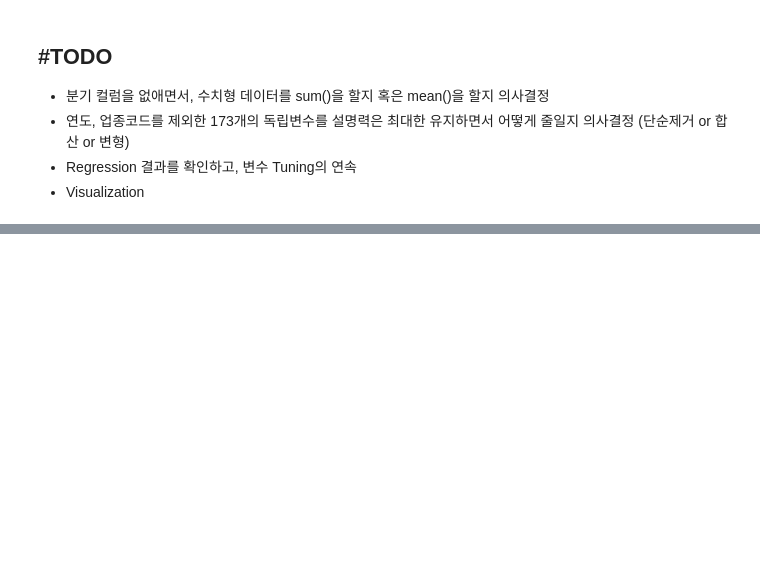
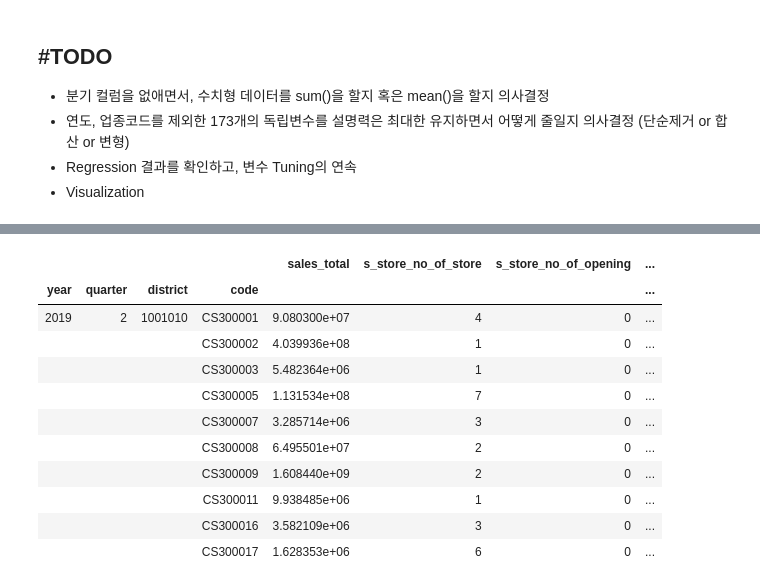
Before and after one commit to dayoungMM/Regression_project, a Jupyter notebook: 01_EDA.ipynb, the cells around one changed output, grey strips where cells are left out. Saved outputs shown, nothing was run; the diff lists cells and outputs as text; code cells hidden in the pictures; blank space fills up the shorter version.

Commit message:
groupby - groupby - merge - 결과 data는 df_grouped.csv

```diff
--- a/01_EDA.ipynb
+++ b/01_EDA.ipynb
@@ -809,0 +900,3 @@ memory usage: 531.8+ MB
+# %%
+df_result=pd.concat([df_added[df_added.columns[:16]],df_added[df_added.columns[-11:-5]]],axis=1)
+df_result.tail()
@@ -809,0 +924,4 @@ memory usage: 531.8+ MB
+# %%
+b_apt = pd.read_csv('raw_data/b_apt.csv', encoding='euc-kr')
+b_apt= b_apt[['year', 'quarter', 'district', 'b_apt_avg_price']]
+df_result=pd.merge(df_result, b_apt, on=['year','quarter','district'])
@@ -809,0 +930,9 @@ memory usage: 531.8+ MB
+# %%
+#표로 나타내기 쉽게 컬럼 순서 변경
+df_result=df_result[['year', 'quarter', 'district', 'code','sales_total', 's_store_no_of_store',
+       's_store_no_of_opening', 's_store_no_of_closing', 'sales_weekday_amt',
+       'sales_female_amt', 'sales_2030s_amt', 'sales_06_11_amt',
+       'sales_11_14_amt', 'sales_14_17_amt', 'sales_17_21_amt',
+       'sales_21_24_amt', 's_work_female_40s',
+       's_work_female_50s', 's_work_female_60s', 'b_facil_total',
+       's_float_male', 's_float_female']]
@@ -809,0 +960,37 @@ memory usage: 531.8+ MB
+# %%
+df_grouped = df_result.groupby(['year','quarter','district','code']).agg({
+"sales_total":"sum",
+"s_store_no_of_store":"sum", #이걸 mean으로 해야할지 고민이 필요
+"s_store_no_of_opening":"sum",
+"s_store_no_of_closing":"sum",
+"sales_weekday_amt":"sum",
+"sales_female_amt":"sum",
+"sales_2030s_amt":"sum",
+"sales_06_11_amt":"sum",
+"sales_11_14_amt":"sum",
+"sales_14_17_amt":"sum",
+"sales_17_21_amt":"sum",
+"sales_21_24_amt":"sum",
+"s_work_female_40s":"mean",
+"s_work_female_50s":"mean",
+"s_work_female_60s":"mean",
+"b_facil_total":"mean",
+"s_float_male":"mean",
+"s_float_female":"mean",
+
+})
+# %%
+df_grouped.tail(10)
+# %% [output]
+|  |  |  |  | sales_total | s_store_no_of_store | s_store_no_of_opening | ... |
+| year | quarter | district | code |  |  |  | ... |
+| 2019 | 2 | 1001010 | CS300001 | 9.080300e+07 | 4 | 0 | ... |
+|  |  |  | CS300002 | 4.039936e+08 | 1 | 0 | ... |
+|  |  |  | CS300003 | 5.482364e+06 | 1 | 0 | ... |
+|  |  |  | CS300005 | 1.131534e+08 | 7 | 0 | ... |
+|  |  |  | CS300007 | 3.285714e+06 | 3 | 0 | ... |
+|  |  |  | CS300008 | 6.495501e+07 | 2 | 0 | ... |
+|  |  |  | CS300009 | 1.608440e+09 | 2 | 0 | ... |
+|  |  |  | CS300011 | 9.938485e+06 | 1 | 0 | ... |
+|  |  |  | CS300016 | 3.582109e+06 | 3 | 0 | ... |
+|  |  |  | CS300017 | 1.628353e+06 | 6 | 0 | ... |
```
Also changed, not shown: parts of 24 cells of this notebook, 2 other files.
